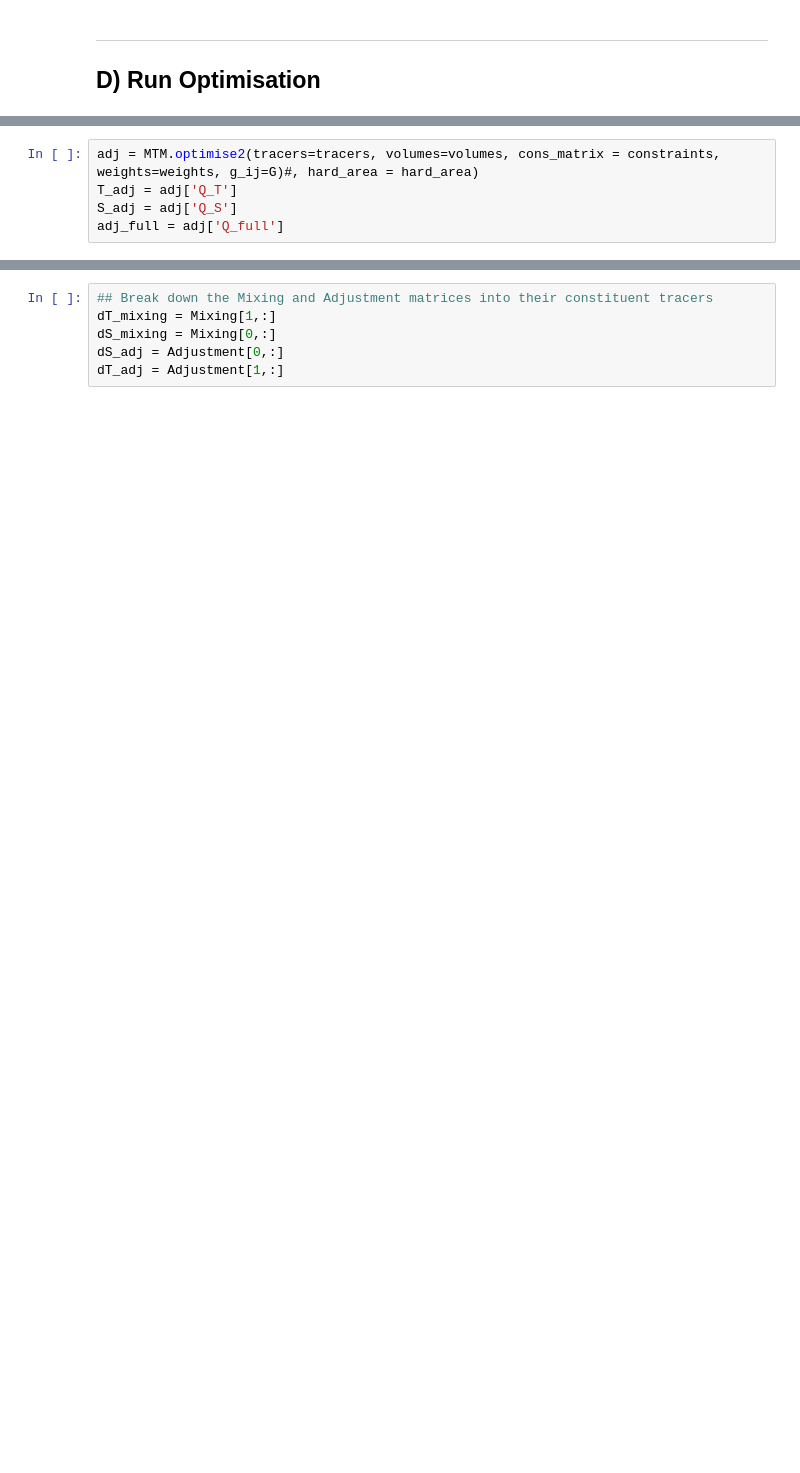
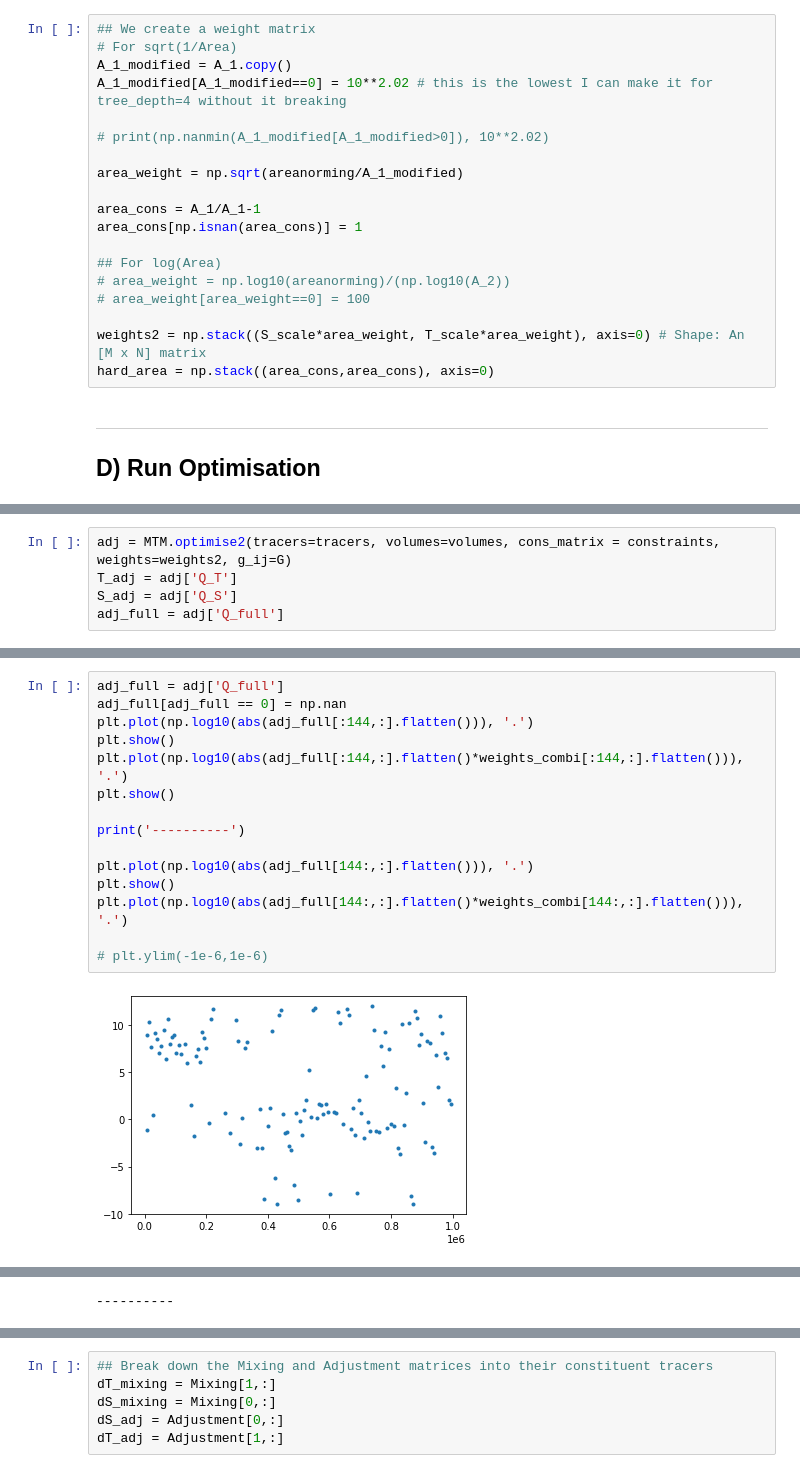
Before and after one commit to taimoorsohail/Min_Max_Transform, a Jupyter notebook: ACCESS_CM2/MTM_ACCESS.ipynb, the cells around one changed output, grey strips where cells are left out. Saved outputs shown, nothing was run; the diff lists cells and outputs as text; blank space fills up the shorter version.

Commit message:
Removed wieghts from MTM.py file and testing problem in optimise2

```diff
--- a/ACCESS_CM2/MTM_ACCESS.ipynb
+++ b/ACCESS_CM2/MTM_ACCESS.ipynb
@@ -472,6 +472,25 @@ weights = np.stack((S_scale*area_weight, T_scale*area_weight), axis=0) # Shape:
 hard_area = np.stack((area_cons,area_cons), axis=0)
 # %% [output]
 104.71285480508996 104.71285480508996
+# %%
+## We create a weight matrix
+# For sqrt(1/Area)
+A_1_modified = A_1.copy()
+A_1_modified[A_1_modified==0] = 10**2.02 # this is the lowest I can make it for tree_depth=4 without it breaking
+
+# print(np.nanmin(A_1_modified[A_1_modified>0]), 10**2.02)
+
+area_weight = np.sqrt(areanorming/A_1_modified)
+
+area_cons = A_1/A_1-1
+area_cons[np.isnan(area_cons)] = 1
+
+## For log(Area)
+# area_weight = np.log10(areanorming)/(np.log10(A_2))
+# area_weight[area_weight==0] = 100
+
+weights2 = np.stack((S_scale*area_weight, T_scale*area_weight), axis=0) # Shape: An [M x N] matrix
+hard_area = np.stack((area_cons,area_cons), axis=0)
 # %% [markdown]
 -----------------
 ## D) Run Optimisation
@@ -512,5 +536,5 @@ Variable var0: value [ 3.12385841e+00  2.96713196e-03  9.53142426e-03 ... -3.448
 # %%
-adj = MTM.optimise2(tracers=tracers, volumes=volumes, cons_matrix = constraints, weights=weights, g_ij=G)#, hard_area = hard_area)
+adj = MTM.optimise2(tracers=tracers, volumes=volumes, cons_matrix = constraints, weights=weights2, g_ij=G)
 T_adj = adj['Q_T']
 S_adj = adj['Q_S']
 adj_full = adj['Q_full']
@@ -534,0 +563,17 @@ adj_full = adj['Q_full']
+# %%
+adj_full = adj['Q_full']
+adj_full[adj_full == 0] = np.nan
+plt.plot(np.log10(abs(adj_full[:144,:].flatten())), '.')
+plt.show()
+plt.plot(np.log10(abs(adj_full[:144,:].flatten()*weights_combi[:144,:].flatten())), '.')
+plt.show()
+
+print('----------')
+
+plt.plot(np.log10(abs(adj_full[144:,:].flatten())), '.')
+plt.show()
+plt.plot(np.log10(abs(adj_full[144:,:].flatten()*weights_combi[144:,:].flatten())), '.')
+
+# plt.ylim(-1e-6,1e-6)
+# %% [output]
+[figure, added]
@@ -534,0 +581 @@ adj_full = adj['Q_full']
+----------
```
Also changed, not shown: parts of 17 cells of this notebook, 1 other file.
